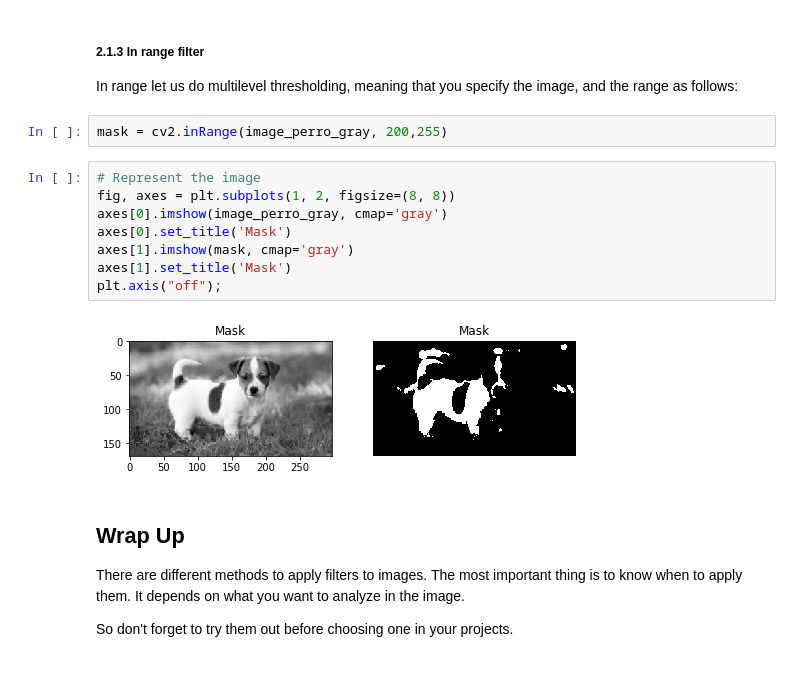
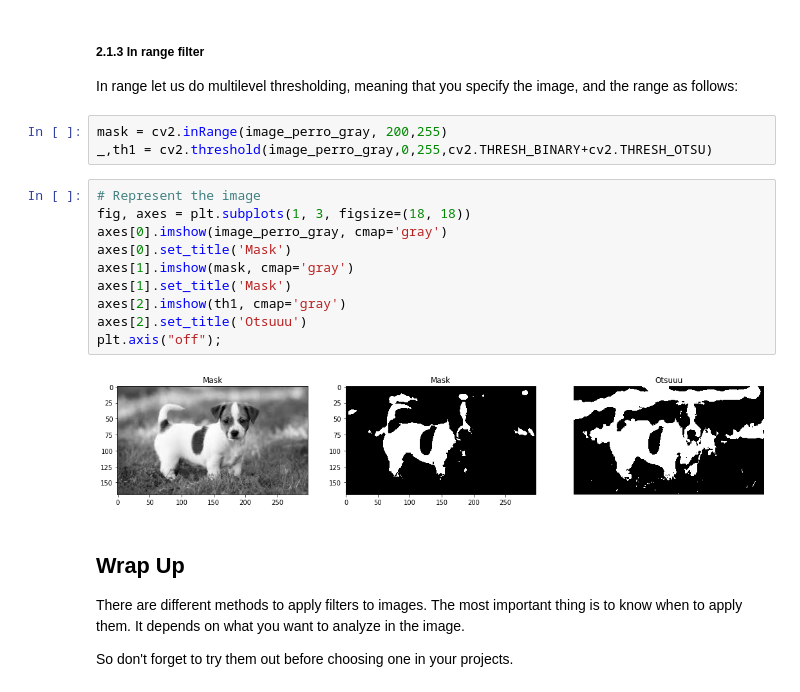
Before and after one commit to betegon/Artificial-Vision-guide, a Jupyter notebook: 3_Image_thresholding.ipynb, the cells around one changed output. Cells and saved outputs as stored; diff of their text form.

```diff
--- a/3_Image_thresholding.ipynb
+++ b/3_Image_thresholding.ipynb
@@ -221,16 +209,19 @@ for ax in axes:
 In range let us do multilevel thresholding, meaning that you specify the image, and the range as follows:
 # %%
 mask = cv2.inRange(image_perro_gray, 200,255)
+_,th1 = cv2.threshold(image_perro_gray,0,255,cv2.THRESH_BINARY+cv2.THRESH_OTSU)
 # %%
 # Represent the image
-fig, axes = plt.subplots(1, 2, figsize=(8, 8))
+fig, axes = plt.subplots(1, 3, figsize=(18, 18))
 axes[0].imshow(image_perro_gray, cmap='gray')
 axes[0].set_title('Mask')
 axes[1].imshow(mask, cmap='gray')
 axes[1].set_title('Mask')
+axes[2].imshow(th1, cmap='gray')
+axes[2].set_title('Otsuuu')
 plt.axis("off");
 # %% [output]
-[figure, old version]
+[figure, new version]
 # %% [markdown]
 ## Wrap Up
 
```
Also changed, not shown: parts of 7 cells of this notebook, 12 other files.
